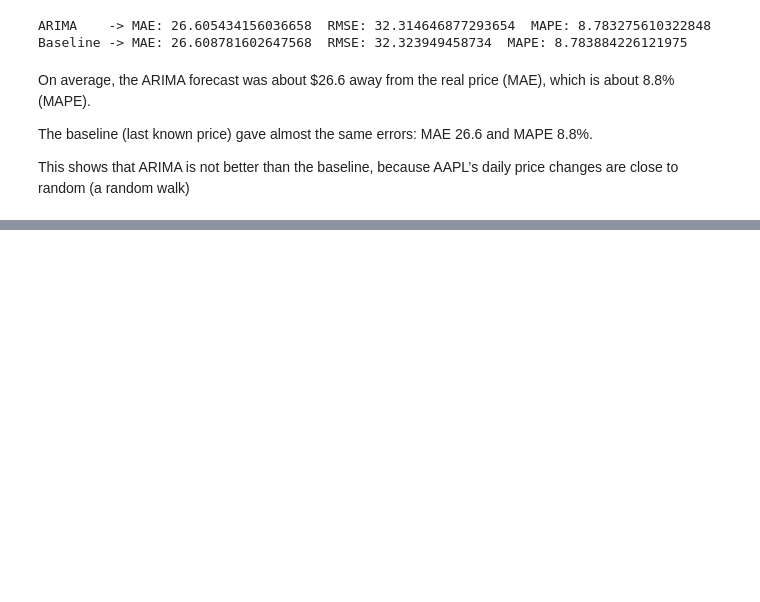
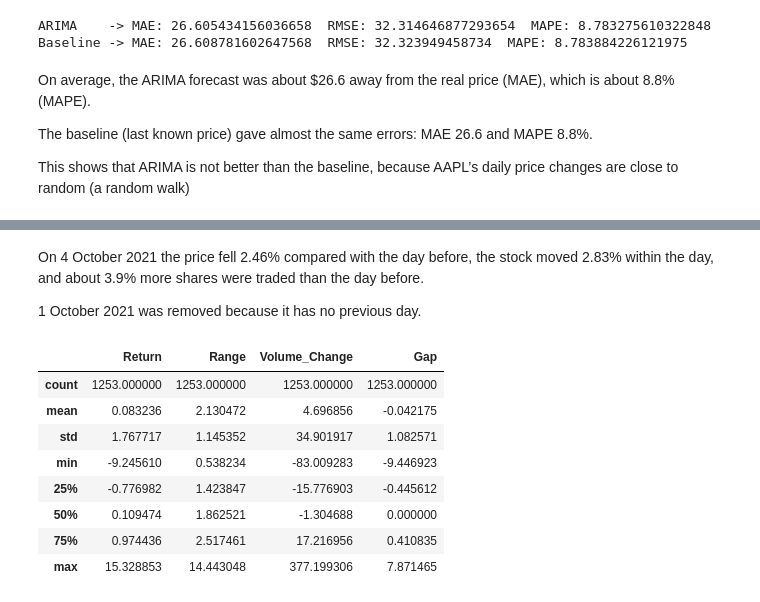
Before and after one commit to achbahri/CA1-2026167-machine, a Jupyter notebook: CA1_Achraf_Bahri_2026167.ipynb, the cells around one changed output, grey strips where cells are left out. Drawn from its saved outputs; the diff is of its cells as text; code cells hidden in the pictures; blank space fills up the shorter version.

```diff
--- a/CA1_Achraf_Bahri_2026167.ipynb
+++ b/CA1_Achraf_Bahri_2026167.ipynb
@@ -427,0 +461,16 @@ This shows that ARIMA is not better than the baseline, because AAPL’s daily pr
+# %% [markdown]
+On 4 October 2021 the price fell 2.46% compared with the day before, the stock moved 2.83% within the day, and about 3.9% more shares were traded than the day before.
+
+1 October 2021 was removed because it has no previous day.
+# %%
+cluster_df[['Return', 'Range', 'Volume_Change', 'Gap']].describe()
+# %% [output]
+|  | Return | Range | Volume_Change | Gap |
+| count | 1253.000000 | 1253.000000 | 1253.000000 | 1253.000000 |
+| mean | 0.083236 | 2.130472 | 4.696856 | -0.042175 |
+| std | 1.767717 | 1.145352 | 34.901917 | 1.082571 |
+| min | -9.245610 | 0.538234 | -83.009283 | -9.446923 |
+| 25% | -0.776982 | 1.423847 | -15.776903 | -0.445612 |
+| 50% | 0.109474 | 1.862521 | -1.304688 | 0.000000 |
+| 75% | 0.974436 | 2.517461 | 17.216956 | 0.410835 |
+| max | 15.328853 | 14.443048 | 377.199306 | 7.871465 |
```
Also changed, not shown: parts of 12 cells of this notebook.
